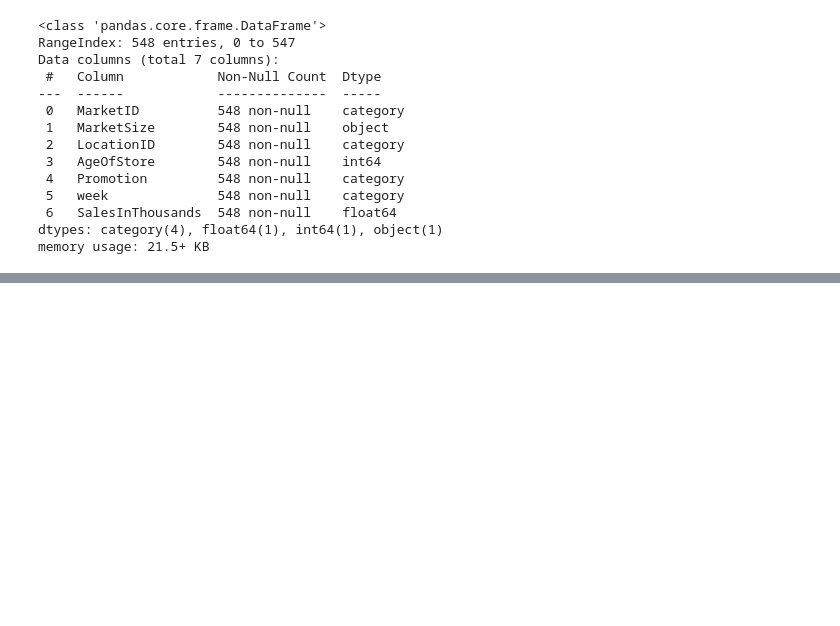
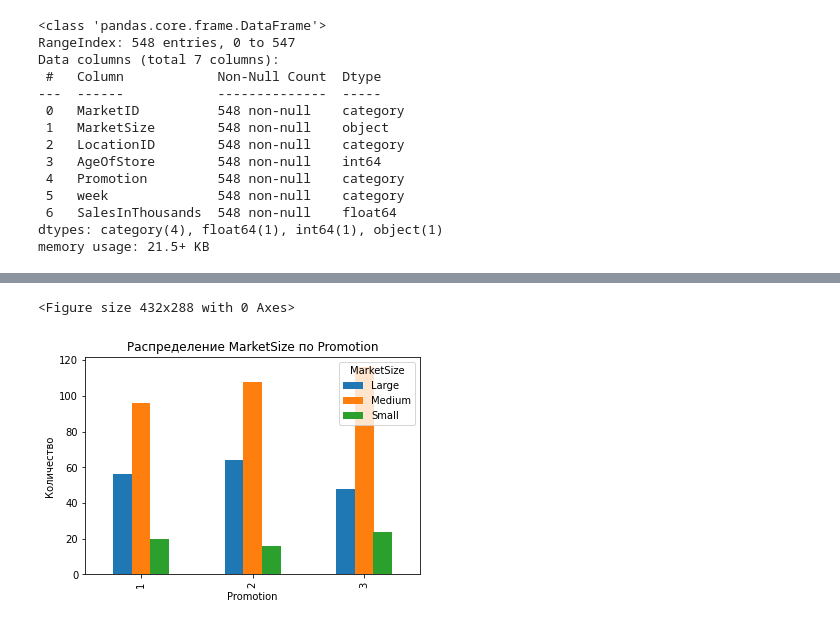
Before and after one commit to Ltaudato1/pet_analytic_ml, a Jupyter notebook: research.ipynb, the cells around one changed output, grey strips where cells are left out. Drawn from its saved outputs; the diff is of its cells as text; code cells hidden in the pictures; blank space fills up the shorter version.

```diff
--- a/research.ipynb
+++ b/research.ipynb
@@ -50,0 +52,11 @@ memory usage: 21.5+ KB
+# %%
+age_summary = data.groupby('Promotion', observed=True)['AgeOfStore'].agg(['mean', 'std']).round(2)
+
+ms_contingency = pd.crosstab(data['Promotion'], data['MarketSize'])
+
+chi2, p_chi, dof, expected = stats.chi2_contingency(ms_contingency)
+print(f"Chi-square test для MarketSize vs Promotion: chi2={chi2:.3f}, p-value={p_chi:.3f}")
+if p_chi > 0.05:
+    print("Нет статистически значимой зависимости между MarketSize и Promotion")
+else:
+    print("Есть статистически значимая зависимость между MarketSize и Promotion")
@@ -50,0 +101,9 @@ memory usage: 21.5+ KB
+# %%
+plt.figure()
+ms_contingency.plot(kind='bar')
+plt.title('Распределение MarketSize по Promotion')
+plt.ylabel('Количество')
+plt.show()
+# %% [output]
+<Figure size 432x288 with 0 Axes>
+[figure, added]
```
Also changed, not shown: parts of 30 cells of this notebook.
